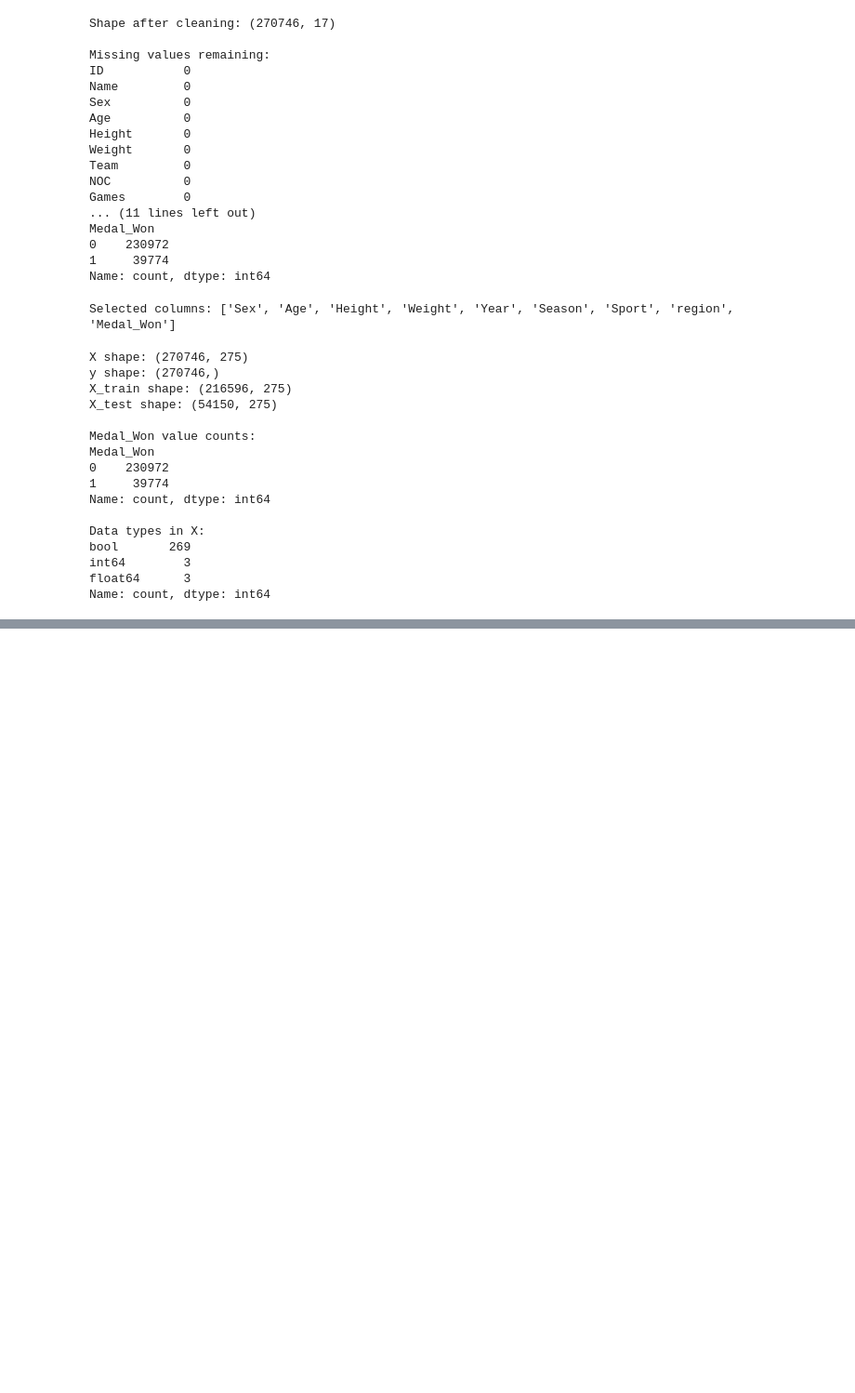
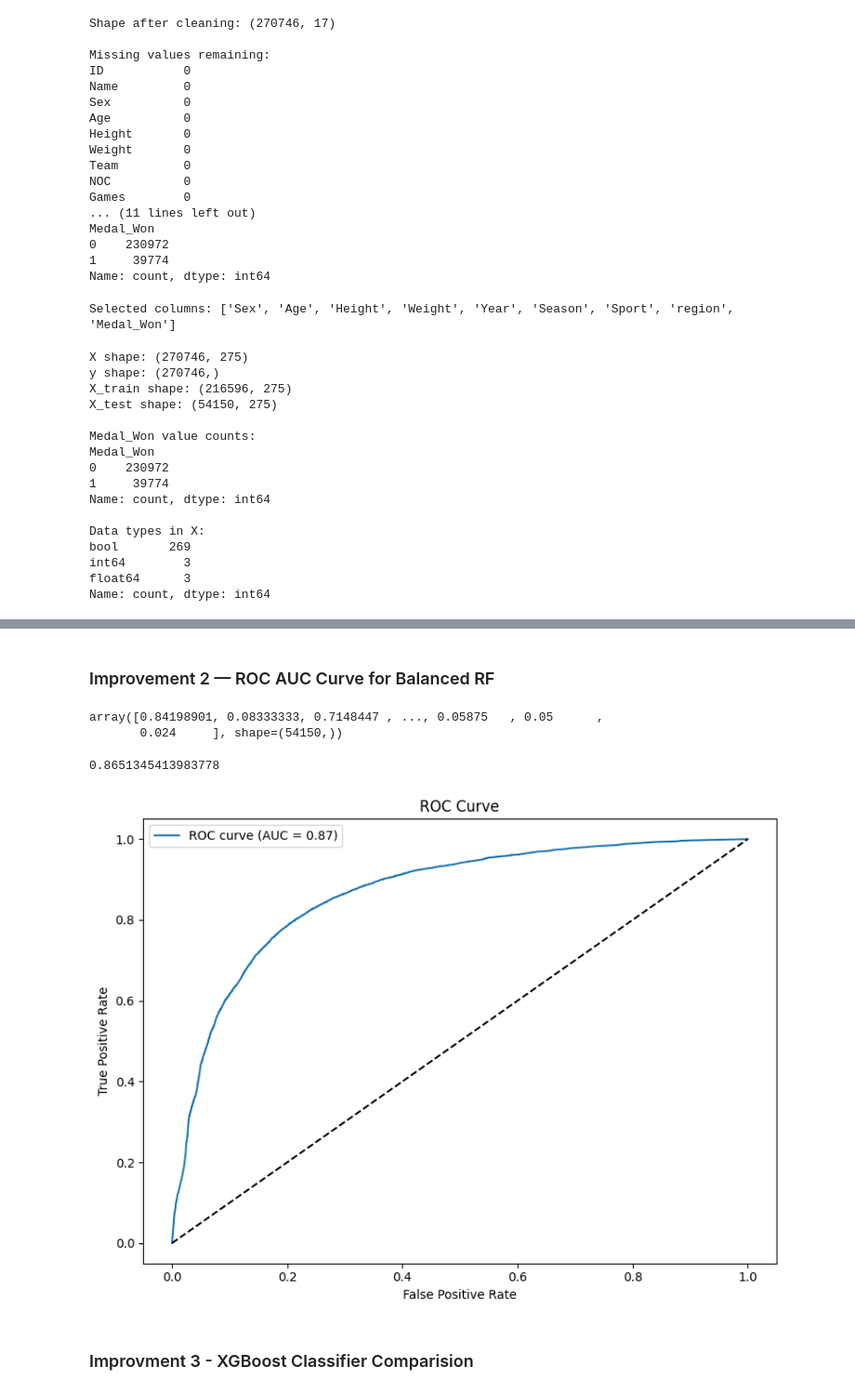
Before and after one commit to kunjagarwal-dev/olympics-data-analysis, a Jupyter notebook: notebooks/model_improvements.ipynb, the cells around one changed output, grey strips where cells are left out. Shown at 93% size. Drawn from its saved outputs; the diff is of its cells as text; code cells hidden in the pictures; blank space fills up the shorter version.

Commit message:
Model 1 improvments ROC curve and Xgboost done

```diff
--- a/notebooks/model_improvements.ipynb
+++ b/notebooks/model_improvements.ipynb
@@ -146,0 +149,3 @@ Name: count, dtype: int64
+# %%
+medal_le=RandomForestClassifier(n_estimators=200, class_weight="balanced", random_state=42, n_jobs=-1)
+medal_le.fit(X_train, y_train)
@@ -146,0 +191,2 @@ Name: count, dtype: int64
+# %% [markdown]
+### Improvement 2 — ROC AUC Curve for Balanced RF
@@ -146,0 +195,27 @@ Name: count, dtype: int64
+# %%
+y_prob = medal_le.predict_proba(X_test)[:, 1]
+y_prob
+# %% [output]
+array([0.84198901, 0.08333333, 0.7148447 , ..., 0.05875   , 0.05      ,
+       0.024     ], shape=(54150,))
+# %%
+auc_score=roc_auc_score(y_test,y_prob)
+print(auc_score)
+# %% [output]
+0.8651345413983778
+# %%
+fp, tp, thresholds = roc_curve(y_test, y_prob)
+plt.figure(figsize=(8, 6))
+plt.plot(fp, tp, label=f'ROC curve (AUC = {auc_score:.2f})')
+plt.plot([0, 1], [0, 1], 'k--')
+plt.title('ROC Curve')
+plt.xlabel('False Positive Rate')
+plt.ylabel('True Positive Rate')
+plt.legend()
+plt.tight_layout()
+plt.savefig('../graphs/roc_curve.png')
+plt.show()
+# %% [output]
+[figure, added]
+# %% [markdown]
+### Improvment 3 - XGBoost Classifier Comparision
```
Also changed, not shown: parts of 14 cells of this notebook, 2 other files.
